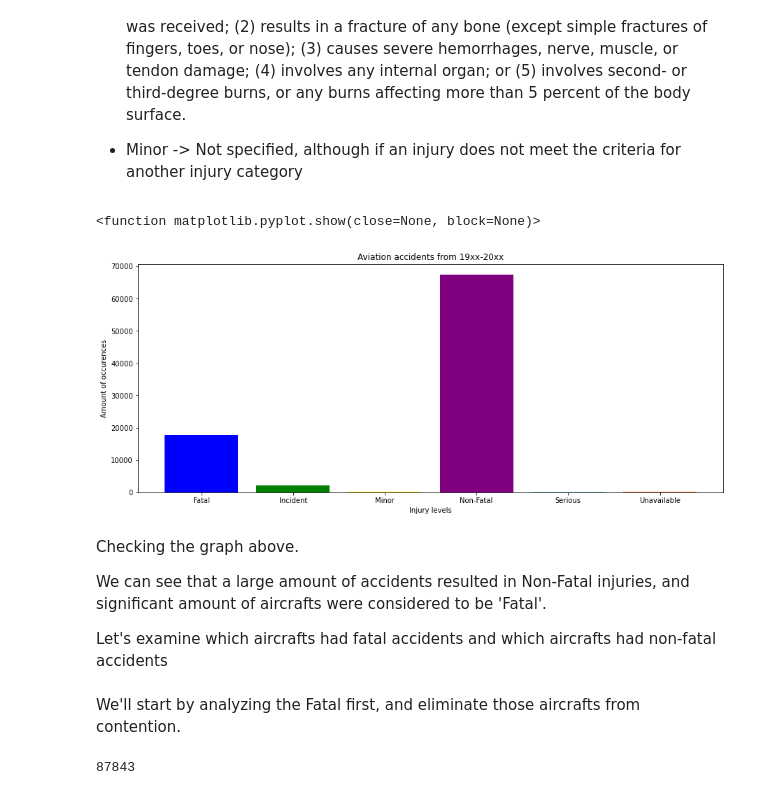
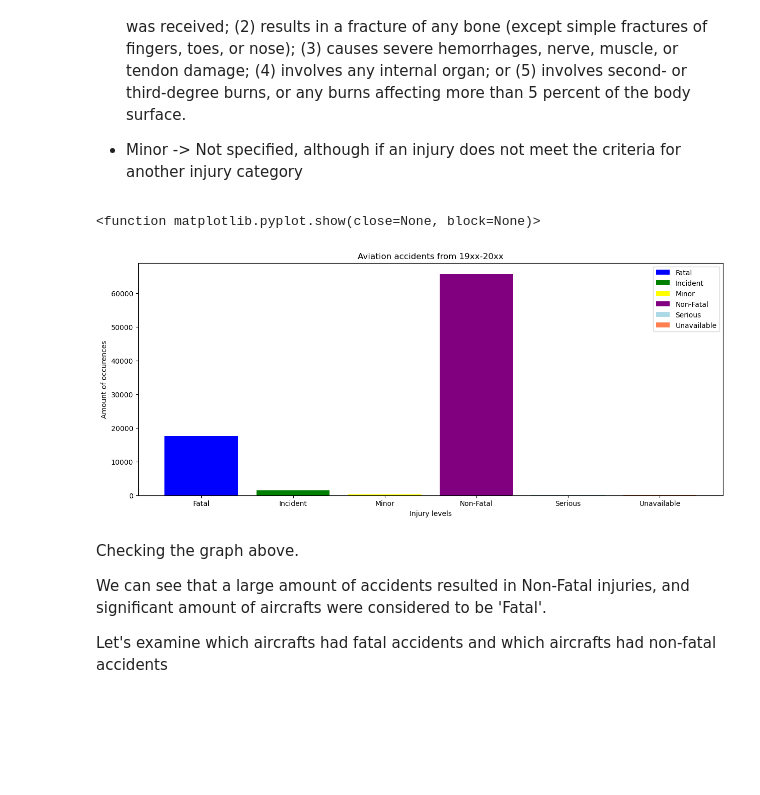
Before and after one commit to omendez930/Aircraft_purchase_analysis, a Jupyter notebook: Index.ipynb, the cells around one changed output. Cells and saved outputs as stored; diff of their text form; code cells hidden in the pictures; blank space fills up the shorter version.

Commit message:
calculated aircraft damage with visualization

```diff
--- a/Index.ipynb
+++ b/Index.ipynb
@@ -104,0 +162,3 @@ sum(data['Injury.Severity'] == 'Fatal')
+# %%
+total_serious = sum(data['Injury.Severity'] == 'Serious')
+total_serious
@@ -104,0 +167,3 @@ sum(data['Injury.Severity'] == 'Fatal')
+# %%
+serious_percentage = round(total_serious/len(data['Injury.Severity']) * 100, 2)
+print(f"The total percentage of aircraft that have had a non-fatal outcome: {serious_percentage}%")
@@ -104,0 +188,3 @@ sum(data['Injury.Severity'] == 'Fatal')
+# %%
+data['Injury Percentage'] = pd.Series([fatal_percentage, serious_percentage, minor_percentage])
+data
@@ -104,0 +205,3 @@ sum(data['Injury.Severity'] == 'Fatal')
+# %%
+data.drop('Injury Percentage', axis=1, inplace=True)
+data
@@ -140,24 +257,19 @@ We would like check and see the number of Fatal accidents vs Minor, Serious, Non
 # %%
 color = ['blue', 'green', 'yellow', 'purple', 'lightblue','coral']
 fig, ax = plt.subplots(figsize=(15,6))
 
-ax.bar(injury_type.index, injury_type[0], color=color)
+ax.bar(injury_type.index, injury_type[0], color=color, label=injury_type.index)
 ax.set_xlabel('Injury levels')
 ax.set_ylabel('Amount of occurences')
 ax.set_title('Aviation accidents from 19xx-20xx')
+ax.legend()
 plt.show
 # %% [output]
 <function matplotlib.pyplot.show(close=None, block=None)>
-[figure, old version]
+[figure, new version]
 # %% [markdown]
 Checking the graph above.
 
 We can see that a large amount of accidents resulted in Non-Fatal injuries, and significant amount of aircrafts were considered to be 'Fatal'.
 
 Let's examine which aircrafts had fatal accidents and which aircrafts had non-fatal accidents
-# %% [markdown]
-We'll start by analyzing the Fatal first, and eliminate those aircrafts from contention.
-# %%
-len(data['Make'])
-# %% [output]
-87843
```
Also changed, not shown: parts of 40 cells of this notebook.
